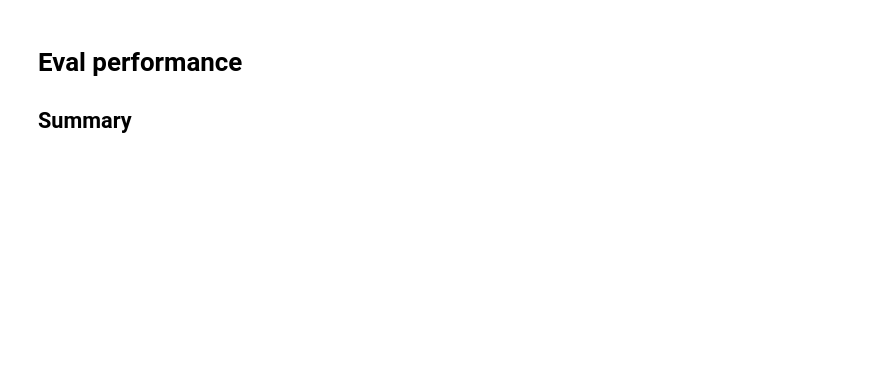
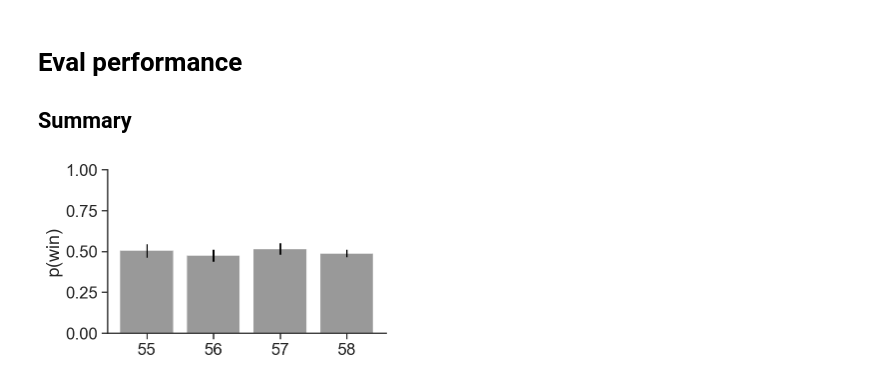
Before and after one commit to CoAxLab/azad, a Jupyter notebook: notebooks/wythoff_exp55-58.ipynb, the cells around one changed output. Cells and saved outputs as stored; diff of their text form; code cells hidden in the pictures; blank space fills up the shorter version.

```diff
--- a/notebooks/wythoff_exp55-58.ipynb
+++ b/notebooks/wythoff_exp55-58.ipynb
@@ -255,3 +259,19 @@ episode_55, random_55_avg, random_55_sem = score_summary(random_55, key=key)
 episode_56, random_56_avg, random_56_sem = score_summary(random_56, key=key)
 episode_57, random_57_avg, random_57_sem = score_summary(random_57, key=key)
 episode_58, random_58_avg, random_58_sem = score_summary(random_58, key=key)
+# %%
+exps = [55, 56, 57, 58]
+p_win = [float(self_55_avg)/100, float(self_56_avg)/100, float(self_57_avg)/100, float(self_58_avg)/100]
+p_sem = [float(self_55_sem)/100, float(self_56_sem)/100, float(self_57_sem)/100, float(self_58_sem)/100]
+
+p_win = np.asarray(p_win)
+p_sem = 2 * np.asarray(p_sem)
+
+plt.figure(figsize=(5, 3))
+_ = plt.bar(exps, p_win, color='black', alpha=0.4)
+_ = plt.errorbar(exps, p_win, yerr=p_sem, color='black', alpha=1.0, fmt='none')
+_ = plt.ylim(0, 1)
+_ = plt.ylabel("p(win)")
+_ = sns.despine()
+# %% [output]
+[figure, added]
```
Also changed, not shown: parts of 6 cells of this notebook.
